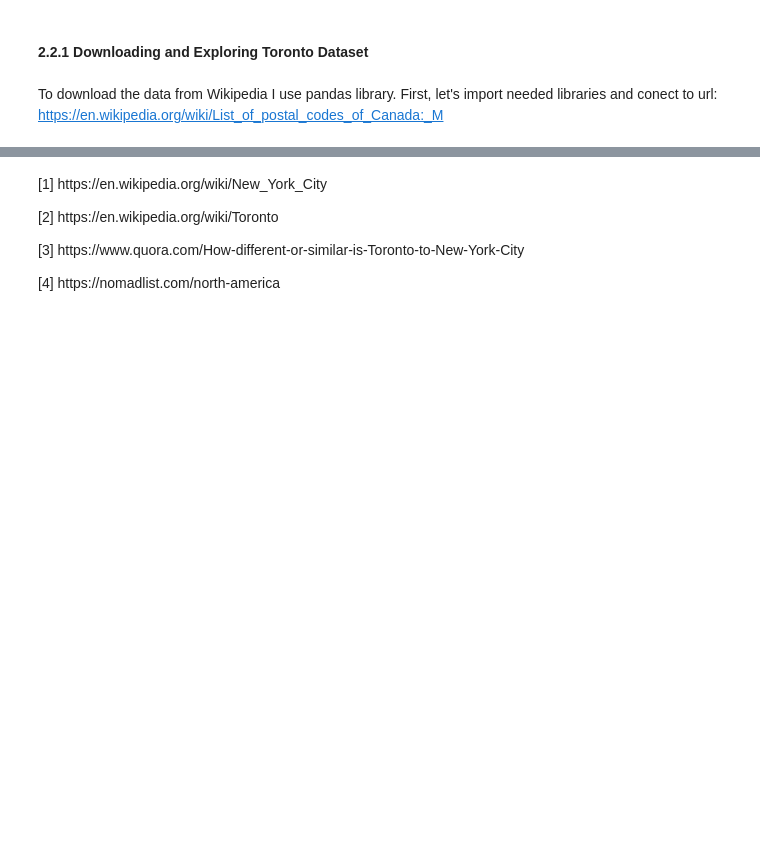
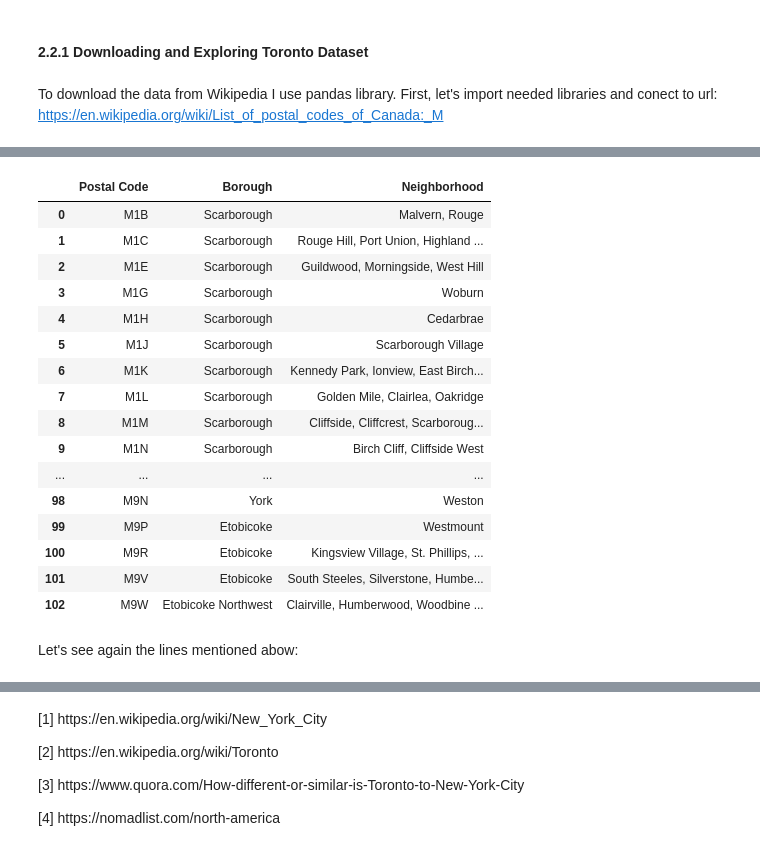
Before and after one commit to kamilkafara-total/Coursera_Capstone, a Jupyter notebook: final_reports/The battle of neighborhoods - office in Toronto.ipynb, the cells around one changed output, grey strips where cells are left out. Saved outputs shown, nothing was run; the diff lists cells and outputs as text; code cells hidden in the pictures; blank space fills up the shorter version.

```diff
--- a/final_reports/The battle of neighborhoods - office in Toronto.ipynb
+++ b/final_reports/The battle of neighborhoods - office in Toronto.ipynb
@@ -75,0 +129,12 @@ URLError: <urlopen error [SSL: CERTIFICATE_VERIFY_FAILED] certificate verify fai
+# %%
+#creation of pandas dataframe with first coulmn of df_toronto[0]
+df_onecolumn = pd.DataFrame(df_toronto[0][0])
+#giving a name to column
+df_onecolumn.columns =['One_column']
+#reading and concatenating next columns
+for i in range(1,9):
+    dfx=pd.DataFrame(df_toronto[0][i])
+    dfx.columns =['One_column']
+    #dfx.reset_index(drop=True, inplace=True)
+    df_onecolumn = pd.concat([df_onecolumn, dfx], ignore_index=True)
+df_onecolumn
@@ -75,0 +157,5 @@ URLError: <urlopen error [SSL: CERTIFICATE_VERIFY_FAILED] certificate verify fai
+# %%
+df_onecolumn["Postal Code"] = np.nan
+df_onecolumn["Delete"] = np.nan
+df_onecolumn["Borough"] = np.nan
+df_onecolumn["Neighborhood"] = np.nan
@@ -75,0 +201,2 @@ URLError: <urlopen error [SSL: CERTIFICATE_VERIFY_FAILED] certificate verify fai
+# %%
+pd.set_option("display.max_rows", None, "display.max_columns", None)
@@ -75,0 +238,44 @@ URLError: <urlopen error [SSL: CERTIFICATE_VERIFY_FAILED] certificate verify fai
+# %%
+a = df_onecolumn.loc[40,'Borough']
+a=a.replace("YorkEast","York East")
+df_onecolumn.loc[40,'Borough']=a
+
+a='Downtown Toronto'
+df_onecolumn.loc[69,'Borough']=a
+df_onecolumn.loc[69,'Neighborhood']=a
+
+a='Mississauga'
+df_onecolumn.loc[86,'Borough']=a
+df_onecolumn.loc[86,'Neighborhood']=a
+
+a='East Toronto'
+df_onecolumn.loc[87,'Borough']=a
+df_onecolumn.loc[87,'Neighborhood']=a
+
+a = df_onecolumn.loc[102,'Borough']
+a=a.replace("EtobicokeNorthwest","Etobicoke Northwest")
+df_onecolumn.loc[102,'Borough']=a
+
+df_onecolumn = df_onecolumn.drop(['One_column'], axis=1)
+
+df_onecolumn
+# %% [output]
+|  | Postal Code | Borough | Neighborhood |
+| 0 | M1B | Scarborough | Malvern, Rouge |
+| 1 | M1C | Scarborough | Rouge Hill, Port Union, Highland ... |
+| 2 | M1E | Scarborough | Guildwood, Morningside, West Hill |
+| 3 | M1G | Scarborough | Woburn |
+| 4 | M1H | Scarborough | Cedarbrae |
+| 5 | M1J | Scarborough | Scarborough Village |
+| 6 | M1K | Scarborough | Kennedy Park, Ionview, East Birch... |
+| 7 | M1L | Scarborough | Golden Mile, Clairlea, Oakridge |
+| 8 | M1M | Scarborough | Cliffside, Cliffcrest, Scarboroug... |
+| 9 | M1N | Scarborough | Birch Cliff, Cliffside West |
+| ... | ... | ... | ... |
+| 98 | M9N | York | Weston |
+| 99 | M9P | Etobicoke | Westmount |
+| 100 | M9R | Etobicoke | Kingsview Village, St. Phillips, ... |
+| 101 | M9V | Etobicoke | South Steeles, Silverstone, Humbe... |
+| 102 | M9W | Etobicoke Northwest | Clairville, Humberwood, Woodbine ... |
+# %% [markdown]
+Let's see again the lines mentioned abow:
```
Also changed, not shown: parts of 57 cells of this notebook, 4 other files.
